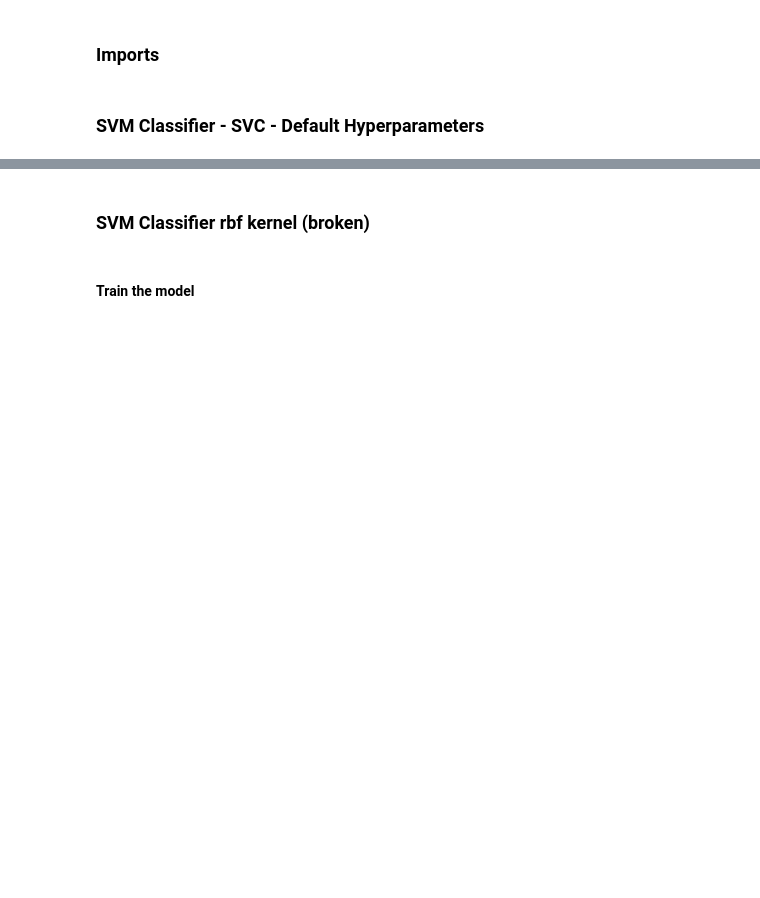
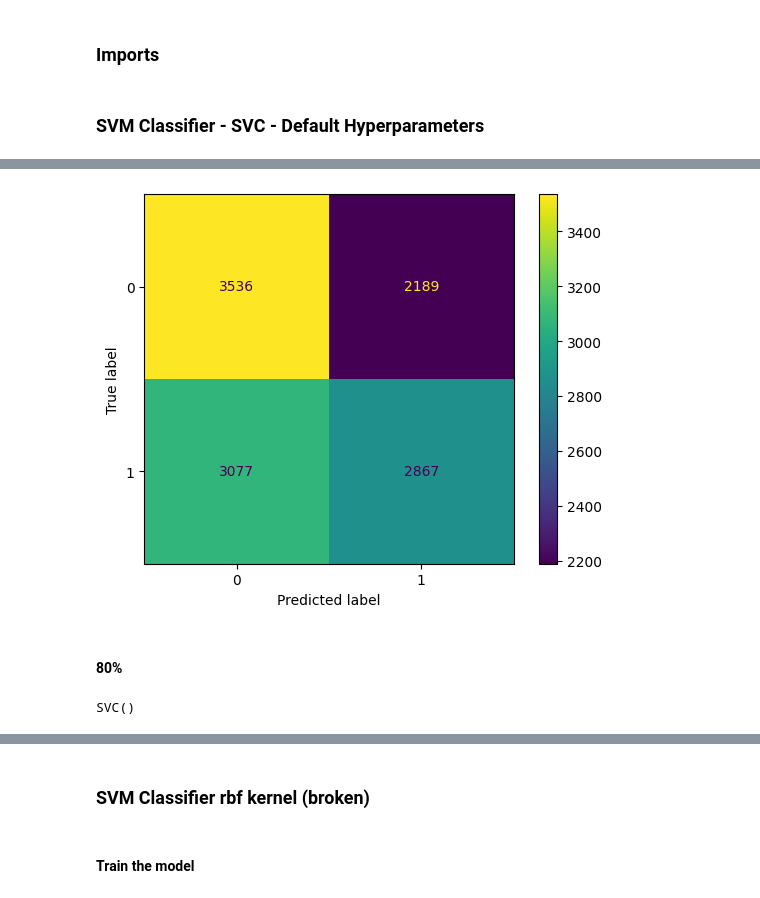
Before and after one commit to t-tony03/EECS3401Final, a Jupyter notebook: final rev2.ipynb, the cells around one changed output, grey strips where cells are left out. Drawn from its saved outputs; the diff is of its cells as text; code cells hidden in the pictures; blank space fills up the shorter version.

```diff
--- a/final rev2.ipynb
+++ b/final rev2.ipynb
@@ -330,0 +343,3 @@ plt.show()
+# %%
+reg_svc_60 = SVC()
+reg_svc_60.fit(x_train60 , y_train60)
@@ -330,0 +348,3 @@ plt.show()
+# %%
+reg_y_pred_60 = reg_svc_60.predict(x_test60)
+print(classification_report(y_test60 , reg_y_pred_60 , digits=4))
@@ -330,0 +360,12 @@ plt.show()
+# %%
+ConfusionMatrixDisplay.from_predictions(y_test60 , reg_y_pred_60)
+plt.show()
+# %% [output]
+[figure, added]
+# %% [markdown]
+#### 80%
+# %%
+reg_svc_80 = SVC()
+reg_svc_80.fit(x_train80 , y_train80)
+# %% [output]
+SVC()
```
Also changed, not shown: parts of 44 cells of this notebook.
